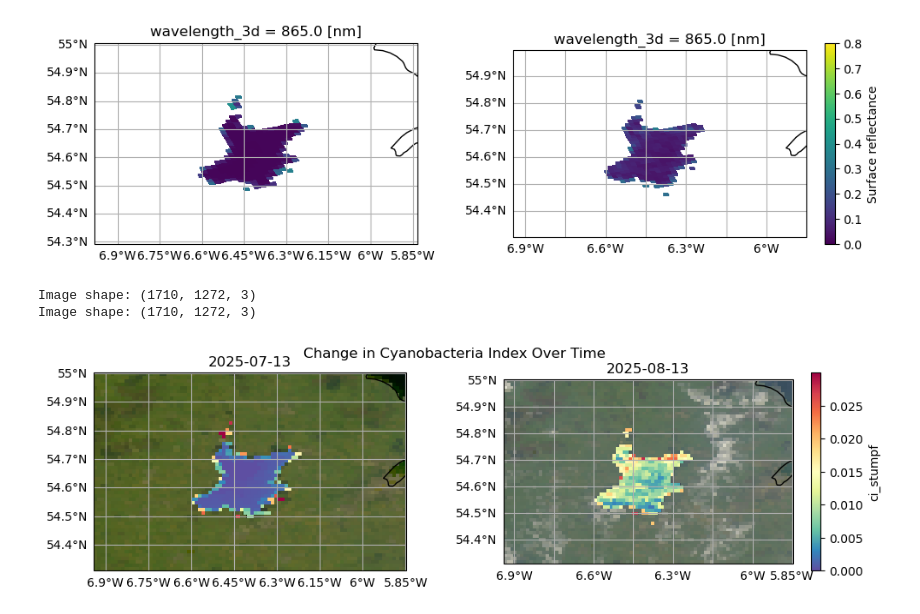
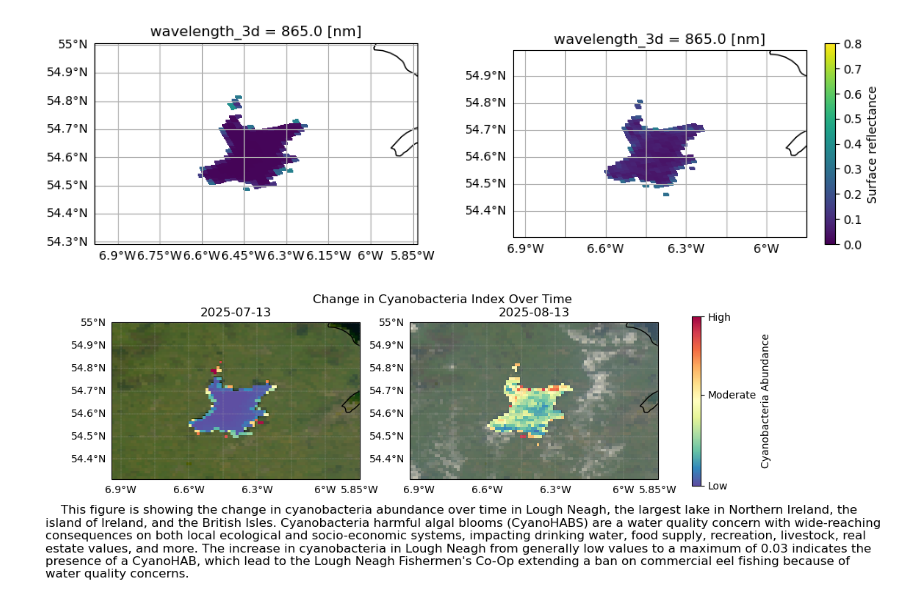
Before and after one commit to skyecaplan/pace-rapid-response, a Jupyter notebook: inland-waters/cyano_index.ipynb, the cells around one changed output. Drawn from its saved outputs; the diff is of its cells as text; code cells hidden in the pictures.

Commit message:
cyano text and fcns update

```diff
--- a/inland-waters/cyano_index.ipynb
+++ b/inland-waters/cyano_index.ipynb
@@ -43,7 +43,7 @@ def get_ci(ds, ndwi=False):
     ci_stumpf = ci_stumpf.where(np.logical_or((ci_stumpf >= 5.5e-5),
                                               (np.isnan(ci_stumpf))), 0)
 
-    return ci_stumpf.to_dataset(name="ci_stumpf")
+    return ci_stumpf.to_dataset(name="CI_cyano")
 
 
 #################################################################
@@ -56,9 +56,17 @@ scenes = {"glakes":(-90, 41, -78, 46), "sagbay":(-84, 43.6, -83, 44.6),
           "gbay_winne":(-89, 43, -86, 46.5), "neagh":(-6.7, 54.4, -6.1, 54.9),
           "utah":(-112, 39.89, -111.6, 40.5),}
 
+# Set up plot text for fig caption
+captions = {"neagh":["Lough Neagh", "the largest lake in Northern Ireland, the island of Ireland, and the British Isles",
+                     ", which lead to the Lough Neagh Fishermen's Co-Op extending a ban on commercial eel fishing because of water quality concerns."]}
+
+# Choose location from scenes
+loc = "neagh"
+
 # Set up vars for specific event
-scene = scenes["neagh"]
+scene = scenes[loc]
 plot_ext = [scene[0],scene[2],scene[1],scene[3]]
+txt = captions[loc]
 
 # Times to grab granules from
 tspan_1 = ("2025-07-13", "2025-07-13")
@@ -75,18 +83,18 @@ auth = earthaccess.login(persist=True)
 # %%
 # Grabbing granules
 pre_results = earthaccess.search_data(
-    short_name="PACE_OCI_L2_SFREFL_NRT",
+    short_name=["PACE_OCI_L2_SFREFL", "PACE_OCI_L2_SFREFL_NRT"],
     temporal=tspan_1,
     bounding_box=scene,
     cloud_cover=(0, 75)
 )
 
 bloom_results = earthaccess.search_data(
-    short_name="PACE_OCI_L2_SFREFL_NRT",
+    short_name=["PACE_OCI_L2_SFREFL", "PACE_OCI_L2_SFREFL_NRT"],
     temporal=tspan_2,
     bounding_box=scene,
     cloud_cover=(0, 75)
 )
 
-pre_results[0]
+pre_results[1]
 # %% [output]
@@ -105,6 +113,6 @@ Size(MB): 729.2399263381958
 Data: ['https://obdaac-tea.earthdatacloud.nasa.gov/ob-cumulus-prod-public/PACE_OCI.20250813T122559.L2.SFREFL.V3_1.NRT.nc']
 # %%
-results = [pre_results[0], bloom_results[-1]]
+results = [pre_results[1], bloom_results[-1]]
 
 if in_the_cloud:
     paths = earthaccess.open(results)
@@ -152,30 +160,40 @@ nobloom_ci, bloom_ci = get_ci(nobloom_sub, ndwi=False), get_ci(bloom_sub, ndwi=F
 bloom_rgb = utils.make_rgb(bloom)
 nobloom_rgb = utils.make_rgb(nobloom)
 
-bloom_rgb = utils.grid_match_3d(bloom_rgb, crs=crs, dst_shape=shape,transform=transform)
-nobloom_rgb = utils.grid_match_3d(nobloom_rgb, crs=crs, dst_shape=shape,transform=transform)
+bloom_rgb = utils.grid_match_3d(bloom_rgb, crs=crs, dst_shape=shape, transform=transform)
+nobloom_rgb = utils.grid_match_3d(nobloom_rgb, crs=crs, dst_shape=shape, transform=transform)
-# %% [output]
-Image shape: (1710, 1272, 3)
-Image shape: (1710, 1272, 3)
 # %%
 # Plot CI with RGB background
-cbar_max = np.round(np.max(bloom_ci.ci_stumpf).data, 2)
+cbar_max = np.round(np.max(bloom_ci.CI_cyano).data, 2)
+ticks = [0, (bloom_ci.CI_cyano.min() + cbar_max)/2, cbar_max]
+tick_labels = ["Low", "Moderate", "High"]
 
 # Clearly edge pixels for neagh non-bloom case, but NDWI overfilters for bloom case
-fig, ax = plt.subplots(1, 2, subplot_kw=dict(projection=ccrs.PlateCarree()), figsize=(12,3))
+fig, ax = plt.subplots(1, 2, subplot_kw=dict(projection=ccrs.PlateCarree()), figsize=(12,3),
+                      sharey=True)
 ax[0].coastlines()
 ax[1].coastlines()
-ax[0].gridlines(draw_labels={"left": "y", "bottom": "x"})
-ax[1].gridlines(draw_labels={"left": "y", "bottom": "x"})
+ax[0].gridlines(draw_labels={"left": "y", "bottom": "x"}, linewidth=0.25, linestyle="--")
+ax[1].gridlines(draw_labels={"left": "y", "bottom": "x"}, linewidth=0.25, linestyle="--")
 nobloom_rgb.rgb.plot.imshow(ax=ax[0])
 bloom_rgb.rgb.plot.imshow(ax=ax[1])
-nobloom_ci.ci_stumpf.plot(x="longitude", y="latitude", vmin=0, vmax=cbar_max, ax=ax[0],
+nobloom_ci.CI_cyano.plot(x="longitude", y="latitude", vmin=0, vmax=cbar_max, ax=ax[0],
                           cmap="Spectral_r", add_colorbar=False)
-bloom_ci.ci_stumpf.plot(x="longitude", y="latitude", vmin=0, vmax=cbar_max, ax=ax[1],
-                        cmap="Spectral_r")
+bl = bloom_ci.CI_cyano.plot(x="longitude", y="latitude", vmin=0, vmax=cbar_max, ax=ax[1],
+                        cmap="Spectral_r", add_colorbar=False, #cbar_kwargs={"label":"Cyanobacteria Abundance",
+                                                        #"ticks":ticks,
+                                                        #"pad":0.1}
+                                                       )
+#cbar = bl.colorbar
+cbar = plt.colorbar(bl, ax=[ax[0], ax[1]], label="Cyanobacteria Abundance", ticks=ticks, pad=0.05)
+cbar.set_ticklabels(tick_labels)
 ax[0].set_title(f"{tspan_1[0]}")
 ax[1].set_title(f"{tspan_2[0]}")
+plt.figtext(0.05, -0.3, f"    This figure is showing the change in cyanobacteria abundance over time in {txt[0]}, {txt[1]}. Cyanobacteria harmful algal blooms (CyanoHABS) \
+are a water quality concern with wide-reaching consequences on both local ecological and socio-economic systems, impacting drinking water, food supply, recreation, \
+livestock, real estate values, and more. The increase in cyanobacteria in {txt[0]} from generally low values to a maximum of {str(cbar_max)} indicates the presence of a CyanoHAB{txt[2]}",
+            horizontalalignment="left", wrap=True, fontsize=12)
 fig.suptitle(title)
 plt.show()
 # %% [output]
-[figure, old version]
+[figure, new version]
```
Also changed, not shown: parts of 3 cells of this notebook, 1 other file.
